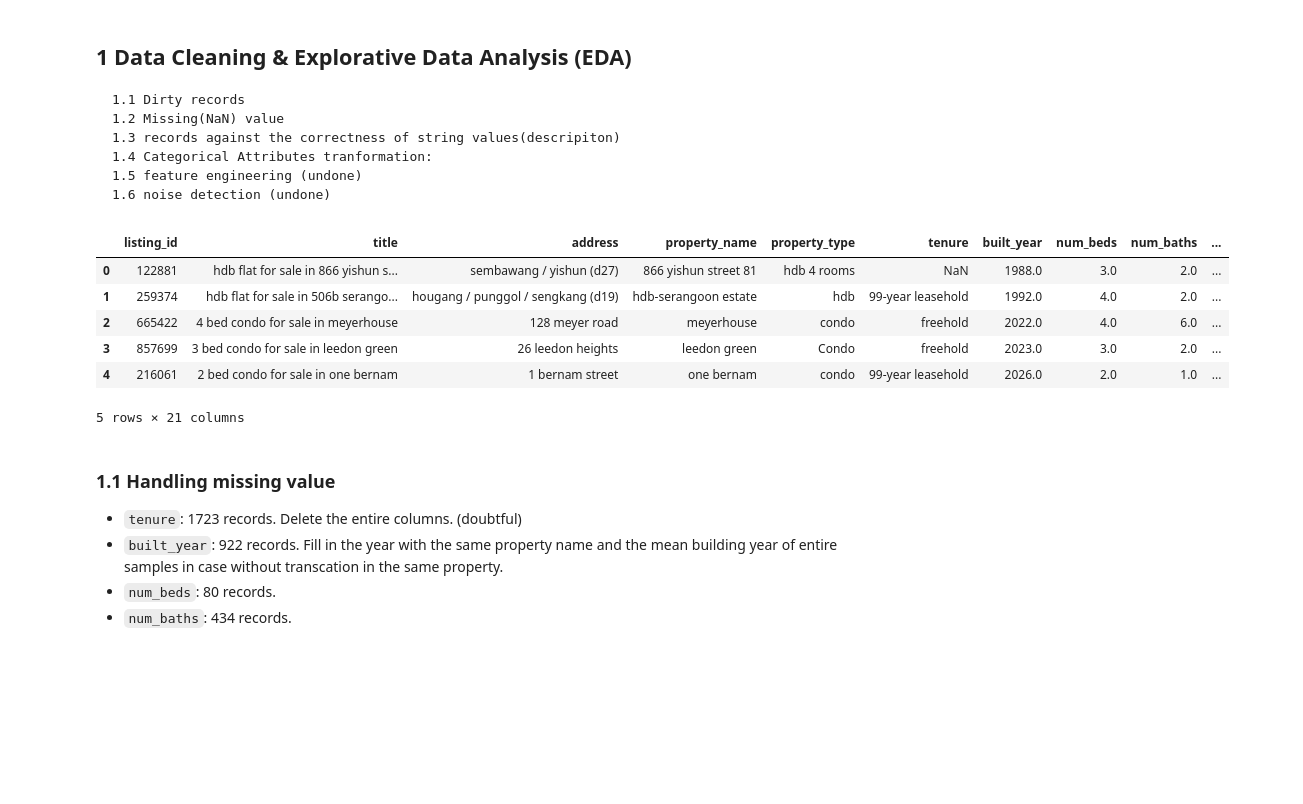
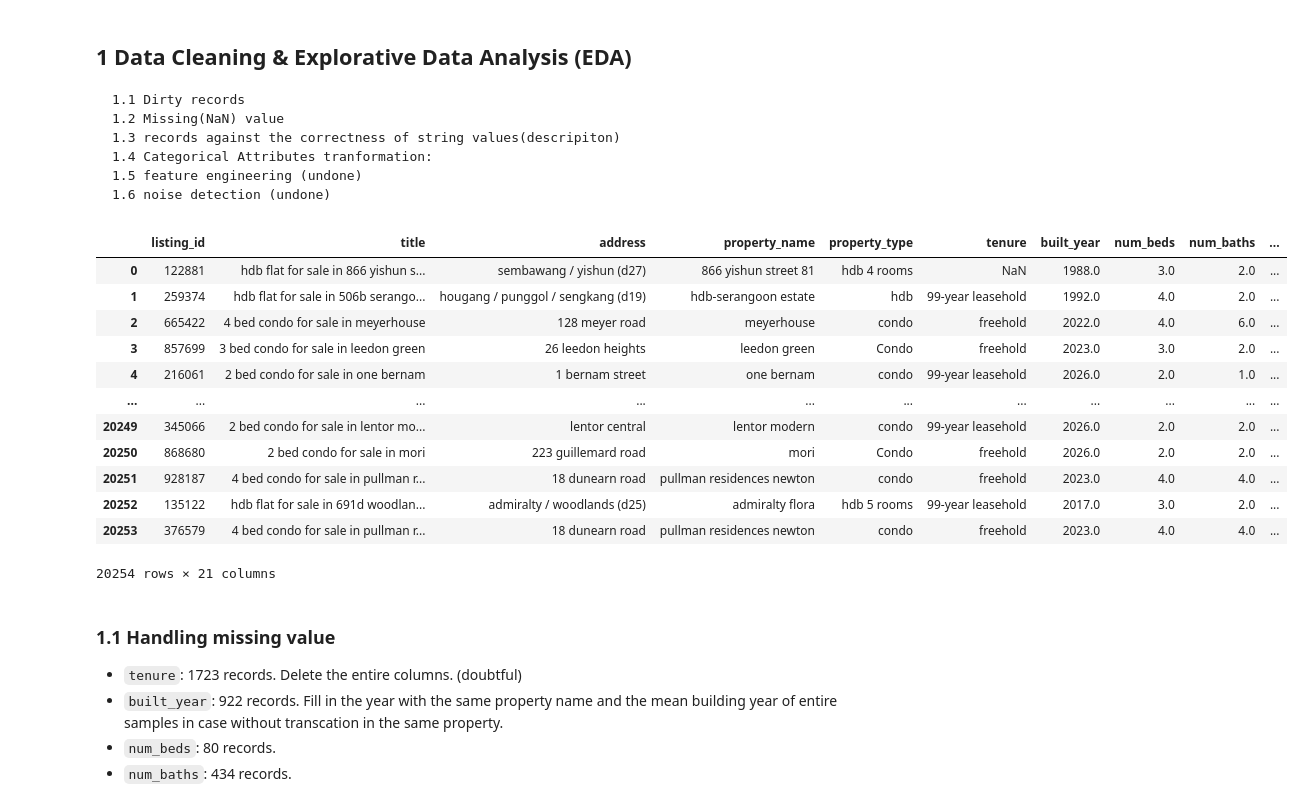
Before and after one commit to PigeonPhobia/no-bylan-regressor, a Jupyter notebook: Jiechen_EDA.ipynb, the cells around one changed output. Cells and saved outputs as stored; diff of their text form; code cells hidden in the pictures; blank space fills up the shorter version.

```diff
--- a/Jiechen_EDA.ipynb
+++ b/Jiechen_EDA.ipynb
@@ -13,16 +18,28 @@ from dython.nominal import identify_nominal_columns
     1.5 feature engineering (undone)
     1.6 noise detection (undone)
 # %%
-raw_data_train = pd.read_csv('train.csv')
-raw_data_train.head()
+DATA_DIR = 'data/'
+IMG_DIR = 'img/'
+TRAIN_FILE = DATA_DIR + 'train.csv'
+TEST_FILE = DATA_DIR + 'train.csv'
+AUX_DATA_DIR = DATA_DIR + 'auxiliary-data/'
+
+raw_data_train = pd.read_csv(TRAIN_FILE)
+raw_data_train
 # %% [output]
 |  | listing_id | title | address | property_name | property_type | tenure | built_year | num_beds | num_baths | ... |
 | 0 | 122881 | hdb flat for sale in 866 yishun s... | sembawang / yishun (d27) | 866 yishun street 81 | hdb 4 rooms | NaN | 1988.0 | 3.0 | 2.0 | ... |
 | 1 | 259374 | hdb flat for sale in 506b serango... | hougang / punggol / sengkang (d19) | hdb-serangoon estate | hdb | 99-year leasehold | 1992.0 | 4.0 | 2.0 | ... |
 | 2 | 665422 | 4 bed condo for sale in meyerhouse | 128 meyer road | meyerhouse | condo | freehold | 2022.0 | 4.0 | 6.0 | ... |
 | 3 | 857699 | 3 bed condo for sale in leedon green | 26 leedon heights | leedon green | Condo | freehold | 2023.0 | 3.0 | 2.0 | ... |
 | 4 | 216061 | 2 bed condo for sale in one bernam | 1 bernam street | one bernam | condo | 99-year leasehold | 2026.0 | 2.0 | 1.0 | ... |
+| ... | ... | ... | ... | ... | ... | ... | ... | ... | ... | ... |
+| 20249 | 345066 | 2 bed condo for sale in lentor mo... | lentor central | lentor modern | condo | 99-year leasehold | 2026.0 | 2.0 | 2.0 | ... |
+| 20250 | 868680 | 2 bed condo for sale in mori | 223 guillemard road | mori | Condo | freehold | 2026.0 | 2.0 | 2.0 | ... |
+| 20251 | 928187 | 4 bed condo for sale in pullman r... | 18 dunearn road | pullman residences newton | condo | freehold | 2023.0 | 4.0 | 4.0 | ... |
+| 20252 | 135122 | hdb flat for sale in 691d woodlan... | admiralty / woodlands (d25) | admiralty flora | hdb 5 rooms | 99-year leasehold | 2017.0 | 3.0 | 2.0 | ... |
+| 20253 | 376579 | 4 bed condo for sale in pullman r... | 18 dunearn road | pullman residences newton | condo | freehold | 2023.0 | 4.0 | 4.0 | ... |
-5 rows × 21 columns
+20254 rows × 21 columns
 # %% [markdown]
 ### 1.1 Handling missing value
 * `tenure`: 1723 records. Delete the entire columns. (doubtful)
```
Also changed, not shown: parts of 10 cells of this notebook, 1 other file.
